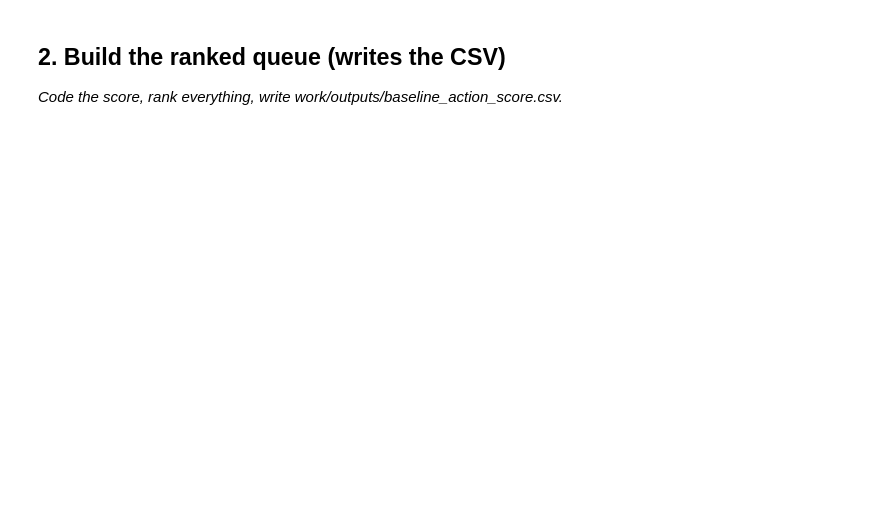
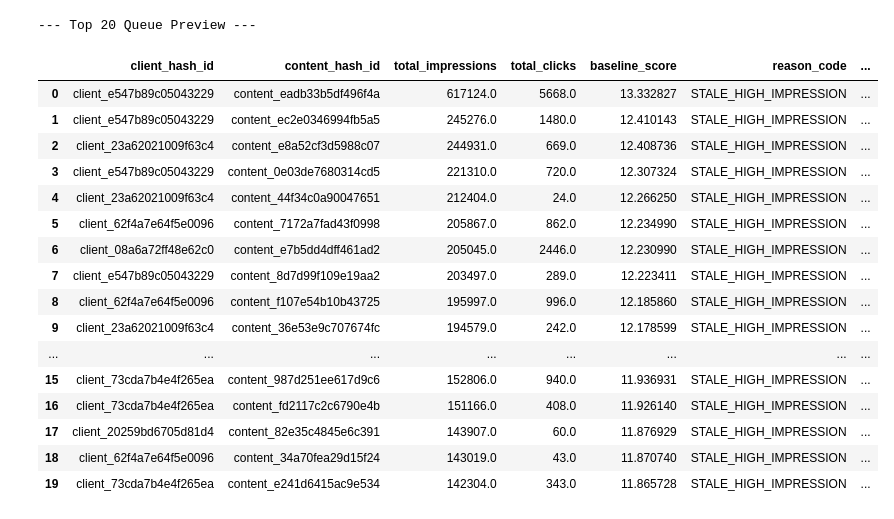
Before and after one commit to CaesarKasiba/ML-Pipeline, a Jupyter notebook: work/notebooks/w04_baseline_score.ipynb, the cells around one changed output. Drawn from its saved outputs; the diff is of its cells as text; code cells hidden in the pictures; blank space fills up the shorter version.

```diff
--- a/work/notebooks/w04_baseline_score.ipynb
+++ b/work/notebooks/w04_baseline_score.ipynb
@@ -12,0 +62,39 @@ This skeleton is yours to fill. Work the sections **in order** — each one has
+# %%
+# This cell is for CODE (numbers, a query, a check).
+# Write your text answer in the cell ABOVE this one — typing sentences here breaks Run All.
+
+os.makedirs('work/outputs', exist_ok=True)
+
+queue_query = """
+WITH aggregated AS (
+    SELECT
+        client_hash_id,
+        content_hash_id,
+        SUM(gsc_impressions) AS total_impressions,
+        SUM(gsc_clicks) AS total_clicks,
+        MAX(report_date) AS last_seen_date
+    FROM read_parquet('hf://datasets/FlyRank/internship-warehouse/fact_content_daily_performance/month=2026-03/*.parquet')
+    GROUP BY 1, 2
+),
+scored AS (
+    SELECT
+        client_hash_id,
+        content_hash_id,
+        total_impressions,
+        total_clicks,
+        LN(total_impressions + 1) * (DATE '2026-03-31' - last_seen_date + 1) AS baseline_score,
+        'STALE_HIGH_IMPRESSION' AS reason_code,
+        'FLAG_FOR_REFRESH' AS action_label
+    FROM aggregated
+    WHERE total_impressions > 5
+)
+SELECT * FROM scored
+ORDER BY baseline_score DESC;
+"""
+
+df_queue = con.execute(queue_query).fetchdf()
+output_path = 'work/outputs/baseline_action_score.csv'
+df_queue.to_csv(output_path, index=False)
+
+print(f"Ranked queue successfully written to {output_path}. Total rows ranked: {len(df_queue)}")
+display(df_queue.head(5))
@@ -13,7 +135,26 @@ This skeleton is yours to fill. Work the sections **in order** — each one has
 # %%
 # This cell is for CODE (numbers, a query, a check).
 # Write your text answer in the cell ABOVE this one — typing sentences here breaks Run All.
+
+# Display top 20 rows directly from the generated queue
+print("--- Top 20 Queue Preview ---")
+display(df_queue.head(20))
+# %% [output]
+--- Top 20 Queue Preview ---
+|  | client_hash_id | content_hash_id | total_impressions | total_clicks | baseline_score | reason_code | ... |
+| 0 | client_e547b89c05043229 | content_eadb33b5df496f4a | 617124.0 | 5668.0 | 13.332827 | STALE_HIGH_IMPRESSION | ... |
+| 1 | client_e547b89c05043229 | content_ec2e0346994fb5a5 | 245276.0 | 1480.0 | 12.410143 | STALE_HIGH_IMPRESSION | ... |
+| 2 | client_23a62021009f63c4 | content_e8a52cf3d5988c07 | 244931.0 | 669.0 | 12.408736 | STALE_HIGH_IMPRESSION | ... |
+| 3 | client_e547b89c05043229 | content_0e03de7680314cd5 | 221310.0 | 720.0 | 12.307324 | STALE_HIGH_IMPRESSION | ... |
+| 4 | client_23a62021009f63c4 | content_44f34c0a90047651 | 212404.0 | 24.0 | 12.266250 | STALE_HIGH_IMPRESSION | ... |
+| 5 | client_62f4a7e64f5e0096 | content_7172a7fad43f0998 | 205867.0 | 862.0 | 12.234990 | STALE_HIGH_IMPRESSION | ... |
+| 6 | client_08a6a72ff48e62c0 | content_e7b5dd4dff461ad2 | 205045.0 | 2446.0 | 12.230990 | STALE_HIGH_IMPRESSION | ... |
+| 7 | client_e547b89c05043229 | content_8d7d99f109e19aa2 | 203497.0 | 289.0 | 12.223411 | STALE_HIGH_IMPRESSION | ... |
+| 8 | client_62f4a7e64f5e0096 | content_f107e54b10b43725 | 195997.0 | 996.0 | 12.185860 | STALE_HIGH_IMPRESSION | ... |
+| 9 | client_23a62021009f63c4 | content_36e53e9c707674fc | 194579.0 | 242.0 | 12.178599 | STALE_HIGH_IMPRESSION | ... |
+| ... | ... | ... | ... | ... | ... | ... | ... |
+| 15 | client_73cda7b4e4f265ea | content_987d251ee617d9c6 | 152806.0 | 940.0 | 11.936931 | STALE_HIGH_IMPRESSION | ... |
+| 16 | client_73cda7b4e4f265ea | content_fd2117c2c6790e4b | 151166.0 | 408.0 | 11.926140 | STALE_HIGH_IMPRESSION | ... |
+| 17 | client_20259bd6705d81d4 | content_82e35c4845e6c391 | 143907.0 | 60.0 | 11.876929 | STALE_HIGH_IMPRESSION | ... |
+| 18 | client_62f4a7e64f5e0096 | content_34a70fea29d15f24 | 143019.0 | 43.0 | 11.870740 | STALE_HIGH_IMPRESSION | ... |
+| 19 | client_73cda7b4e4f265ea | content_e241d6415ac9e534 | 142304.0 | 343.0 | 11.865728 | STALE_HIGH_IMPRESSION | ... |
-# %% [markdown]
-## 2. Build the ranked queue (writes the CSV)
-
-*Code the score, rank everything, write work/outputs/baseline_action_score.csv.*
```
Also changed, not shown: parts of 13 cells of this notebook.
